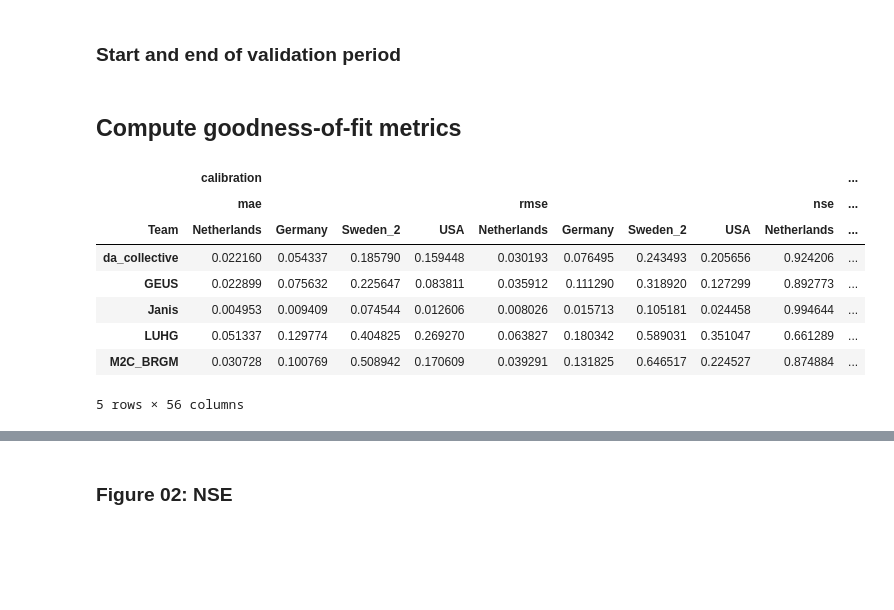
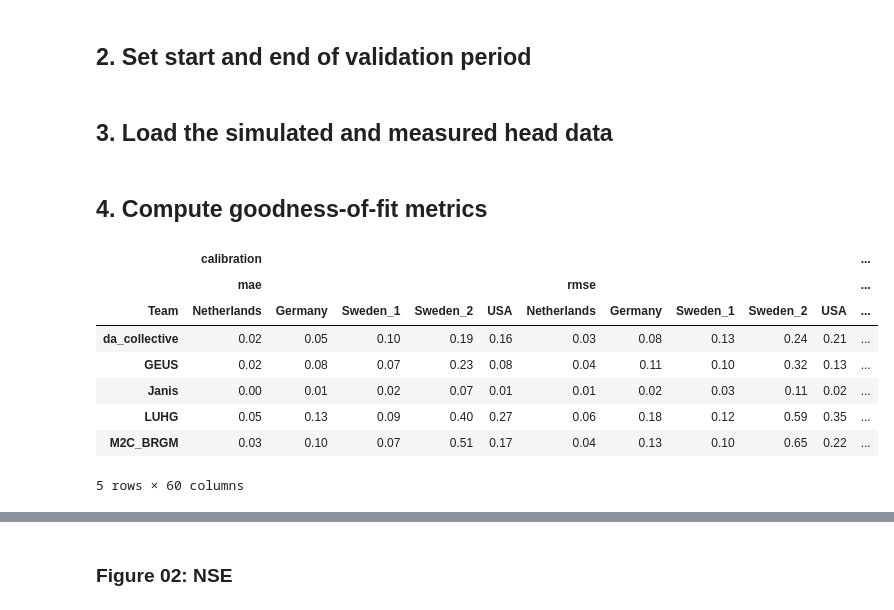
Before and after one commit to gwmodeling/challenge, a Jupyter notebook: scripts/03_analyse.ipynb, the cells around one changed output, grey strips where cells are left out. Saved outputs shown, nothing was run; the diff lists cells and outputs as text; code cells hidden in the pictures; blank space fills up the shorter version.

```diff
--- a/scripts/03_analyse.ipynb
+++ b/scripts/03_analyse.ipynb
@@ -66,13 +61,13 @@ order
  'haidro',
  'uw']
 # %% [markdown]
-### Start and end of validation period
+## 2. Set start and end of validation period
 # %%
 tmin = {
     "Netherlands": "2016-09-23",
     "USA": "2017-01-18",
     "Germany": "2017-01-01",
-    #"Sweden_1": "2016-01-05",
+    "Sweden_1": "2016-01-05",
     "Sweden_2": "2016-01-05",
 }
 
@@ -80,13 +75,15 @@ tmax = {
     "Netherlands": "2020-11-27",
     "USA": "2021-12-31",
     "Germany": "2021-12-31",
-    #"Sweden_1": "2020-12-29",
+    "Sweden_1": "2020-12-29",
     "Sweden_2": "2020-12-29",
 }
+# %% [markdown]
+## 3. Load the simulated and measured head data
 # %%
 sims = pd.read_csv("../data/all_results.csv", index_col=0, parse_dates=True, header=[0, 1, 2])
 
-wells = sims.columns.get_level_values(1).unique().drop("Sweden_1")
+wells = sims.columns.get_level_values(1).unique()#.drop("Sweden_1")
 names = ['USA', 'Netherlands', 'Germany', 'Sweden']
 
 heads = []
@@ -101,9 +98,9 @@ for well in wells:
 heads = pd.concat(heads, axis=1)
 heads = heads.loc[~heads.index.duplicated()].sort_index()
 # %% [markdown]
-## Compute goodness-of-fit metrics
+## 4. Compute goodness-of-fit metrics
 # %%
-stats = ["mae", "rmse", "nse", "kge_2012"]
+stats = ["mae", "rmse", "nse"]
 team_names = sims.columns.get_level_values(0).unique()
 periods = ["calibration", "validation"]
 
@@ -121,40 +118,40 @@ for i, well in enumerate(wells):
                 tx = tmin[well]
             else:
                 tn = tmin[well]
                 tx = tmax[well]
 
             if ts.dropna().empty:
                 pass
             else:
                 s = ts.loc[ts.index.drop_duplicates()].dropna()
                 idx = head.loc[tn:tx].dropna().index.intersection(s.dropna().index)
 
                 h = head.loc[idx]
                 s = s.loc[idx]
 
                 for stat in stats:
                     metrics.loc[name[0], (period, stat, well)] = getattr(ps.stats.metrics, stat)(obs=h, sim=s)
 
                 metrics.loc[name[0], (period, "mae_20", well)] = ps.stats.metrics.mae(h[h<h.quantile(0.2)], s)
                 metrics.loc[name[0], (period, "mae_80", well)] = ps.stats.metrics.mae(h[h>h.quantile(0.8)], s)
 
             # Compute the PICP values
             bounds = sims.loc[tn:tx, pd.IndexSlice[name[0], well, ["95% Lower Bound", "95% Upper Bound"]]]
             if not bounds.dropna().empty:
                 nobs_between = h.between(bounds.loc[h.index].iloc[:,0], bounds.loc[h.index].iloc[:,1]).sum()
                 nobs = h.index.size
                 metrics.loc[name[0], (period, "PICP", well)] = nobs_between / nobs
             else:
                 metrics.loc[name[0], (period, "PICP", well)] = np.nan
 
-metrics.head()
+metrics.head().round(2)
 # %% [output]
-|  | calibration |  |  |  |  |  |  |  |  | ... |
-|  | mae |  |  |  | rmse |  |  |  | nse | ... |
-| Team | Netherlands | Germany | Sweden_2 | USA | Netherlands | Germany | Sweden_2 | USA | Netherlands | ... |
-| da_collective | 0.022160 | 0.054337 | 0.185790 | 0.159448 | 0.030193 | 0.076495 | 0.243493 | 0.205656 | 0.924206 | ... |
-| GEUS | 0.022899 | 0.075632 | 0.225647 | 0.083811 | 0.035912 | 0.111290 | 0.318920 | 0.127299 | 0.892773 | ... |
-| Janis | 0.004953 | 0.009409 | 0.074544 | 0.012606 | 0.008026 | 0.015713 | 0.105181 | 0.024458 | 0.994644 | ... |
-| LUHG | 0.051337 | 0.129774 | 0.404825 | 0.269270 | 0.063827 | 0.180342 | 0.589031 | 0.351047 | 0.661289 | ... |
-| M2C_BRGM | 0.030728 | 0.100769 | 0.508942 | 0.170609 | 0.039291 | 0.131825 | 0.646517 | 0.224527 | 0.874884 | ... |
+|  | calibration |  |  |  |  |  |  |  |  |  | ... |
+|  | mae |  |  |  |  | rmse |  |  |  |  | ... |
+| Team | Netherlands | Germany | Sweden_1 | Sweden_2 | USA | Netherlands | Germany | Sweden_1 | Sweden_2 | USA | ... |
+| da_collective | 0.02 | 0.05 | 0.10 | 0.19 | 0.16 | 0.03 | 0.08 | 0.13 | 0.24 | 0.21 | ... |
+| GEUS | 0.02 | 0.08 | 0.07 | 0.23 | 0.08 | 0.04 | 0.11 | 0.10 | 0.32 | 0.13 | ... |
+| Janis | 0.00 | 0.01 | 0.02 | 0.07 | 0.01 | 0.01 | 0.02 | 0.03 | 0.11 | 0.02 | ... |
+| LUHG | 0.05 | 0.13 | 0.09 | 0.40 | 0.27 | 0.06 | 0.18 | 0.12 | 0.59 | 0.35 | ... |
+| M2C_BRGM | 0.03 | 0.10 | 0.07 | 0.51 | 0.17 | 0.04 | 0.13 | 0.10 | 0.65 | 0.22 | ... |
-5 rows × 56 columns
+5 rows × 60 columns
```
Also changed, not shown: parts of 13 cells of this notebook, 2 other files.
